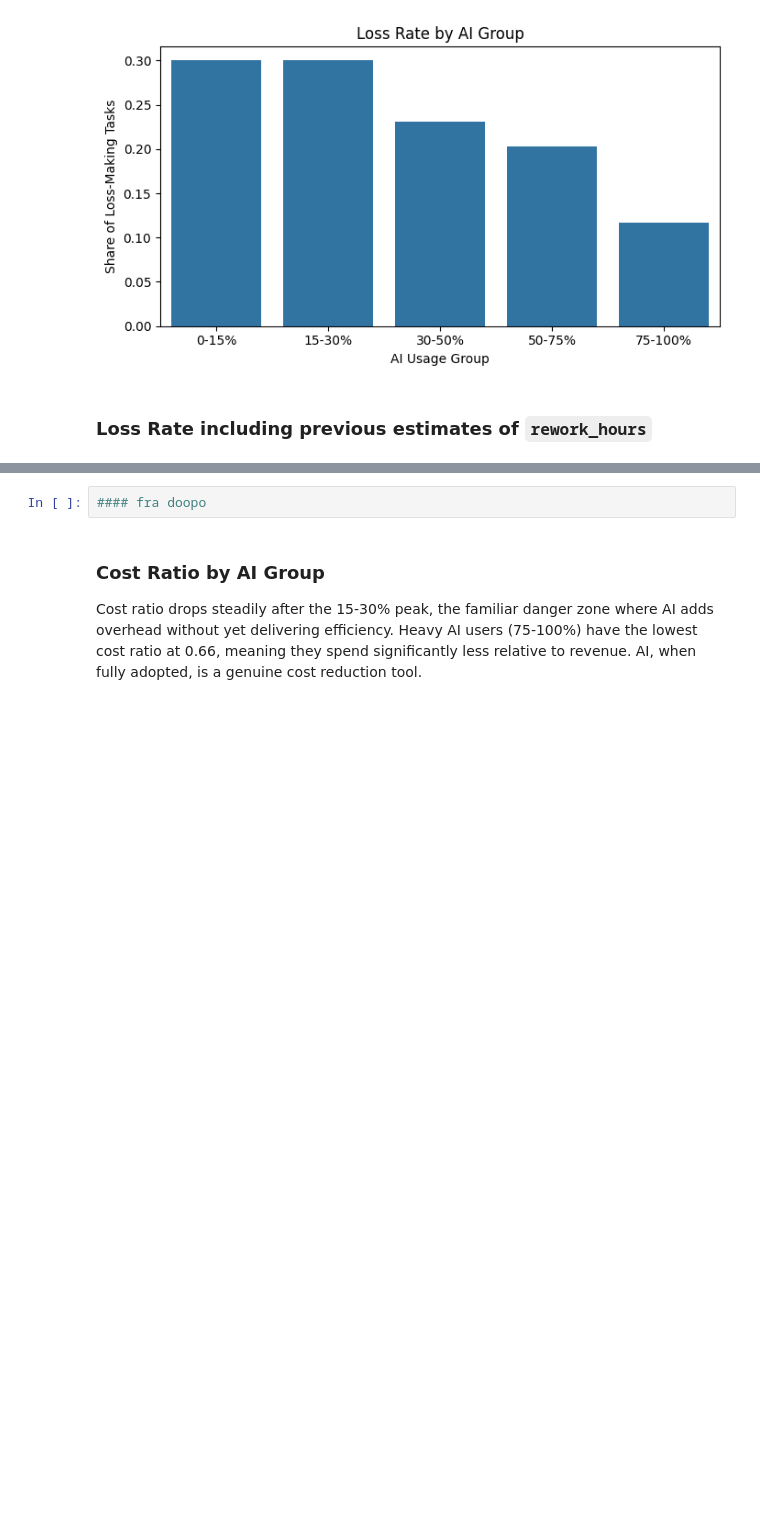
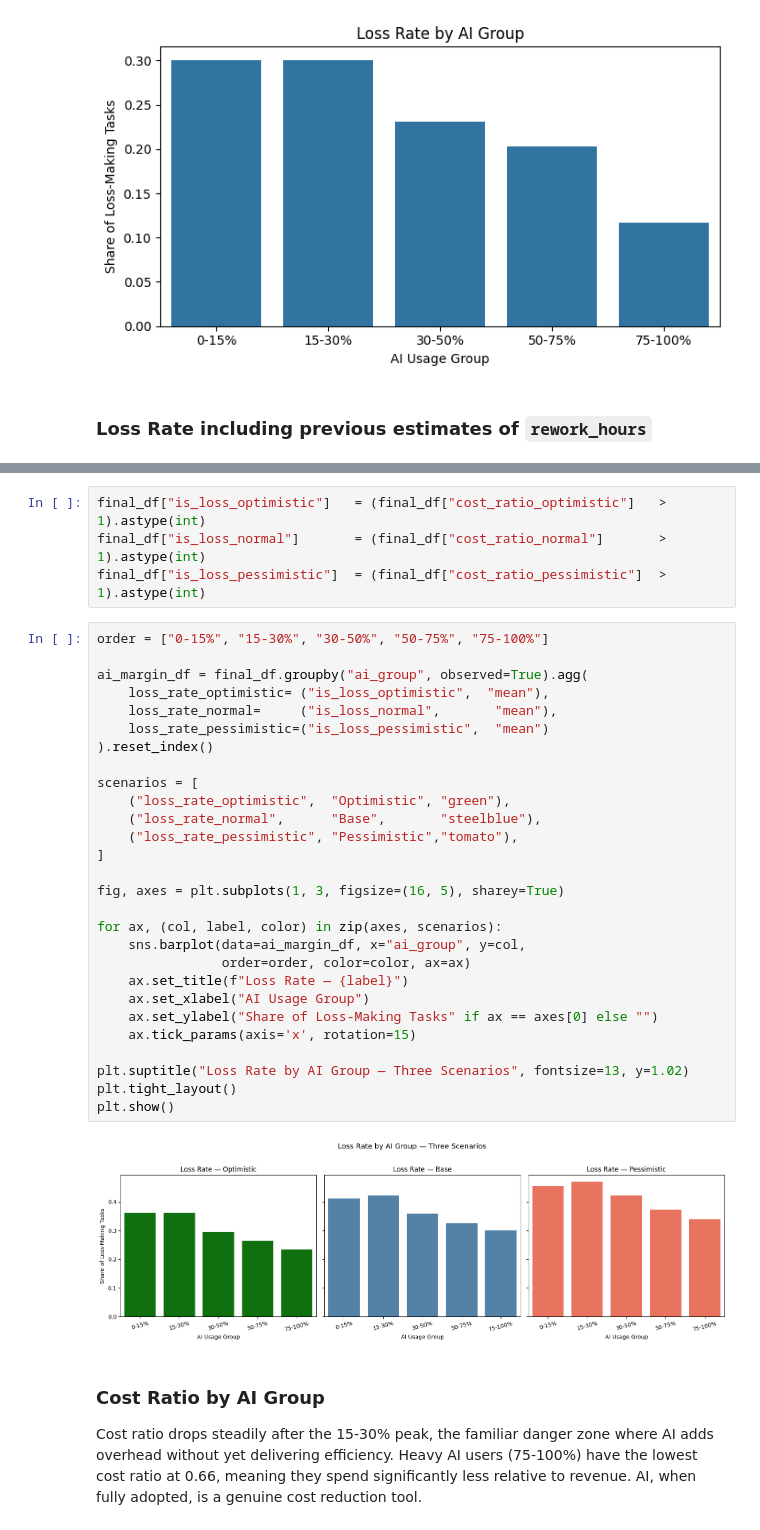
Before and after one commit to Cam-crt/FCM-Data-Alchemist, a Jupyter notebook: src/main_final.ipynb, the cells around one changed output, grey strips where cells are left out. Drawn from its saved outputs; the diff is of its cells as text; blank space fills up the shorter version.

```diff
--- a/src/main_final.ipynb
+++ b/src/main_final.ipynb
@@ -1454,5 +1458,37 @@ plt.show()
 # %%
-#### fra doopo
+final_df["is_loss_optimistic"]   = (final_df["cost_ratio_optimistic"]   > 1).astype(int)
+final_df["is_loss_normal"]       = (final_df["cost_ratio_normal"]       > 1).astype(int)
+final_df["is_loss_pessimistic"]  = (final_df["cost_ratio_pessimistic"]  > 1).astype(int)
+# %%
+order = ["0-15%", "15-30%", "30-50%", "50-75%", "75-100%"]
+
+ai_margin_df = final_df.groupby("ai_group", observed=True).agg(
+    loss_rate_optimistic= ("is_loss_optimistic",  "mean"),
+    loss_rate_normal=     ("is_loss_normal",       "mean"),
+    loss_rate_pessimistic=("is_loss_pessimistic",  "mean")
+).reset_index()
+
+scenarios = [
+    ("loss_rate_optimistic",  "Optimistic", "green"),
+    ("loss_rate_normal",      "Base",       "steelblue"),
+    ("loss_rate_pessimistic", "Pessimistic","tomato"),
+]
+
+fig, axes = plt.subplots(1, 3, figsize=(16, 5), sharey=True)
+
+for ax, (col, label, color) in zip(axes, scenarios):
+    sns.barplot(data=ai_margin_df, x="ai_group", y=col,
+                order=order, color=color, ax=ax)
+    ax.set_title(f"Loss Rate — {label}")
+    ax.set_xlabel("AI Usage Group")
+    ax.set_ylabel("Share of Loss-Making Tasks" if ax == axes[0] else "")
+    ax.tick_params(axis='x', rotation=15)
+
+plt.suptitle("Loss Rate by AI Group — Three Scenarios", fontsize=13, y=1.02)
+plt.tight_layout()
+plt.show()
+# %% [output]
+[figure, added]
 # %% [markdown]
 ### Cost Ratio by AI Group
 
```
Also changed, not shown: parts of 23 cells of this notebook.
